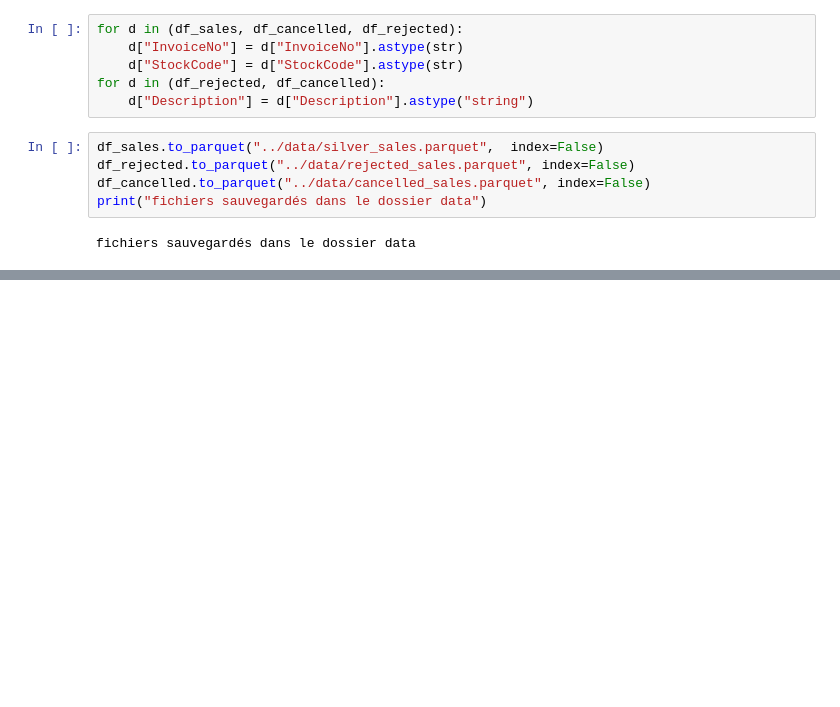
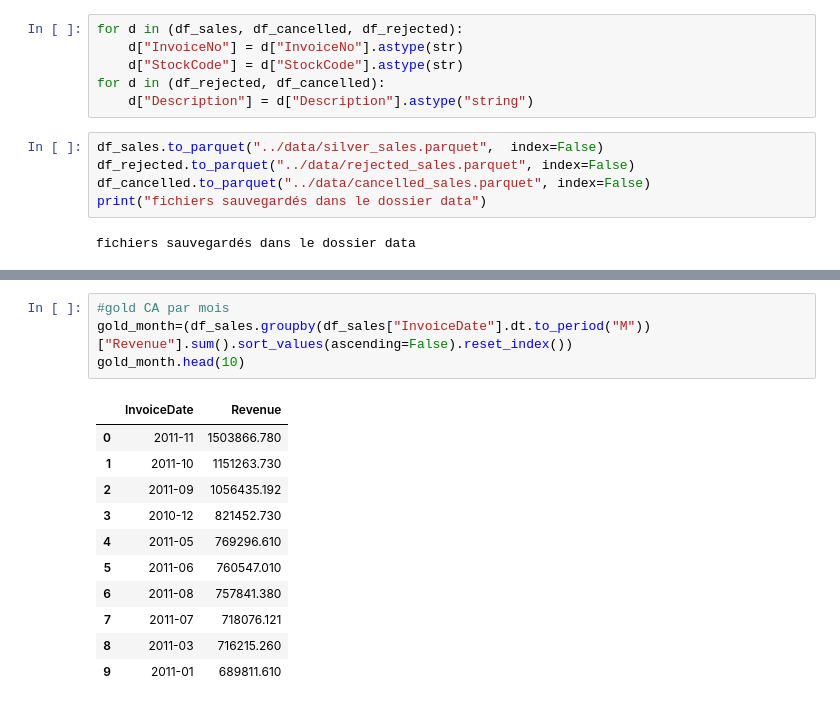
Before and after one commit to Hiba1304/real-time-ecommerce-data-engineering, a Jupyter notebook: notebooks/data_exploration.ipynb, the cells around one changed output, grey strips where cells are left out. Cells and saved outputs as stored; diff of their text form; blank space fills up the shorter version.

```diff
--- a/notebooks/data_exploration.ipynb
+++ b/notebooks/data_exploration.ipynb
@@ -231,0 +268,16 @@ print("Panier moyen :", round(df_sales.groupby("InvoiceNo")["Revenue"].sum().mea
+# %%
+#gold CA par mois
+gold_month=(df_sales.groupby(df_sales["InvoiceDate"].dt.to_period("M"))["Revenue"].sum().sort_values(ascending=False).reset_index())
+gold_month.head(10)
+# %% [output]
+|  | InvoiceDate | Revenue |
+| 0 | 2011-11 | 1503866.780 |
+| 1 | 2011-10 | 1151263.730 |
+| 2 | 2011-09 | 1056435.192 |
+| 3 | 2010-12 | 821452.730 |
+| 4 | 2011-05 | 769296.610 |
+| 5 | 2011-06 | 760547.010 |
+| 6 | 2011-08 | 757841.380 |
+| 7 | 2011-07 | 718076.121 |
+| 8 | 2011-03 | 716215.260 |
+| 9 | 2011-01 | 689811.610 |
```
Also changed, not shown: parts of 7 cells of this notebook, 3 other files.
